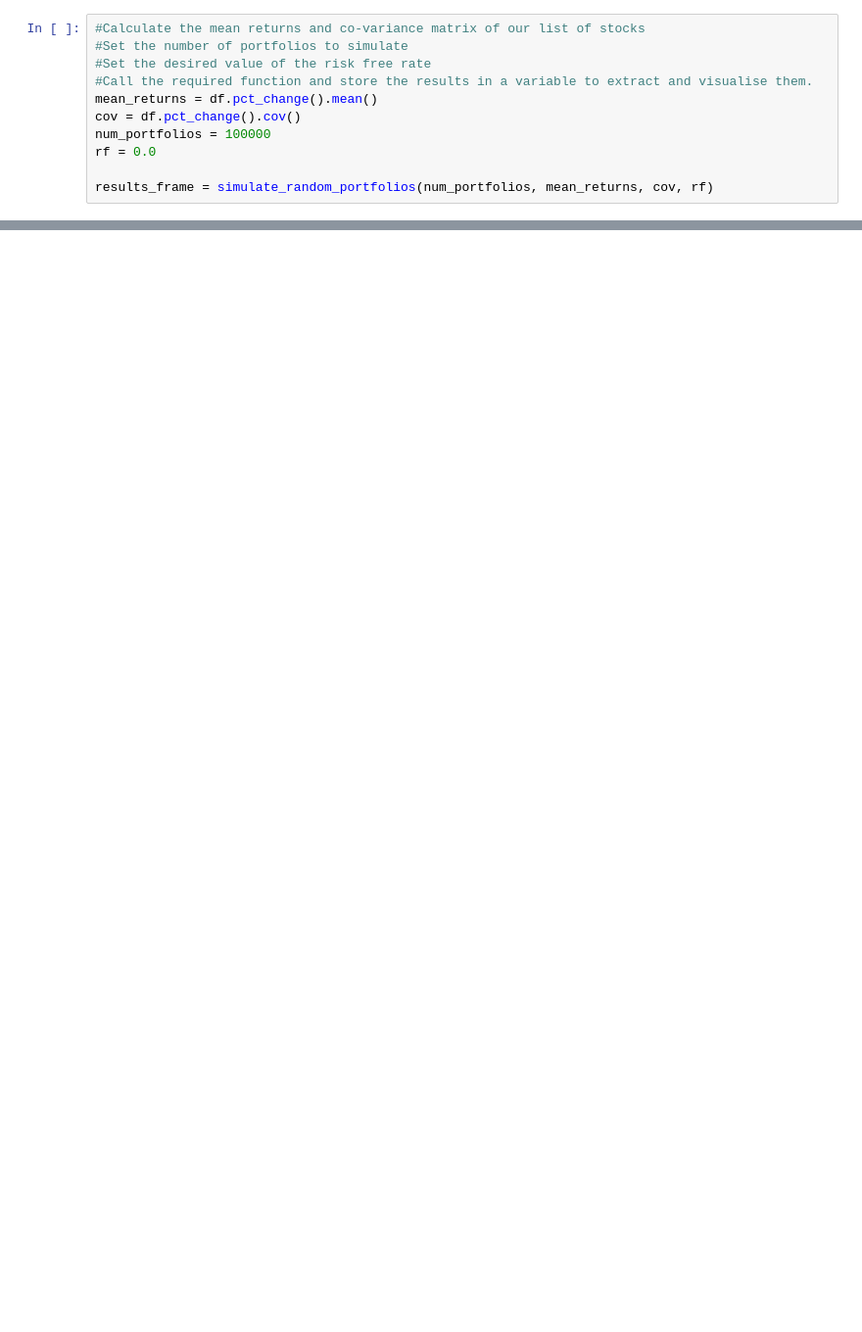
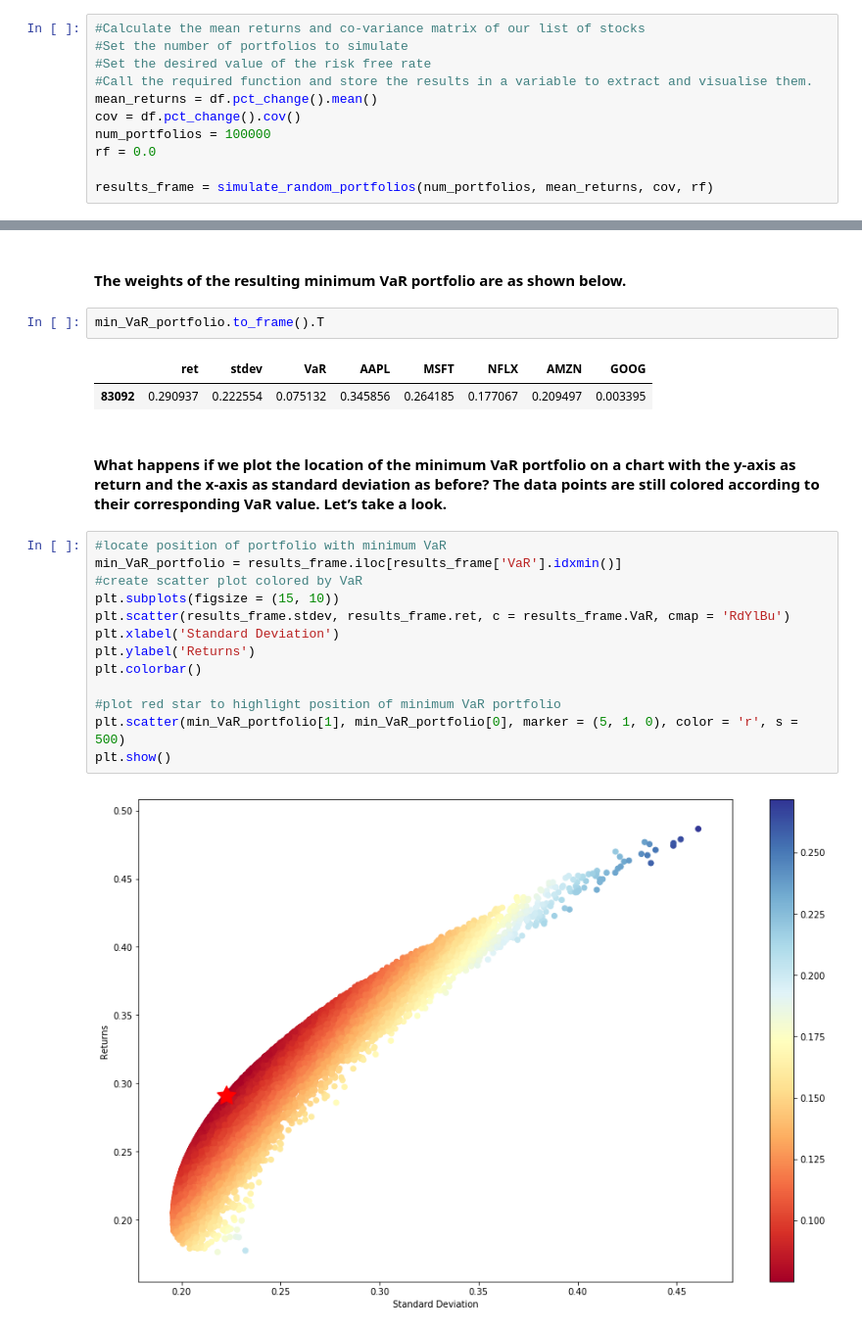
Before and after one commit to thisisyomans/InvestmentPortfolioOptimization, a Jupyter notebook: InvestmentPortfolioOptimization.ipynb, the cells around one changed output, grey strips where cells are left out. Shown at 98% size. Saved outputs shown, nothing was run; the diff lists cells and outputs as text; blank space fills up the shorter version.

```diff
--- a/InvestmentPortfolioOptimization.ipynb
+++ b/InvestmentPortfolioOptimization.ipynb
@@ -86,0 +235,24 @@ plt.show()
+# %% [markdown]
+#### The weights of the resulting minimum VaR portfolio are as shown below.
+# %%
+min_VaR_portfolio.to_frame().T
+# %% [output]
+|  | ret | stdev | VaR | AAPL | MSFT | NFLX | AMZN | GOOG |
+| 83092 | 0.290937 | 0.222554 | 0.075132 | 0.345856 | 0.264185 | 0.177067 | 0.209497 | 0.003395 |
+# %% [markdown]
+#### What happens if we plot the location of the minimum VaR portfolio on a chart with the y-axis as return and the x-axis as standard deviation as before? The data points are still colored according to their corresponding VaR value. Let’s take a look.
+# %%
+#locate position of portfolio with minimum VaR
+min_VaR_portfolio = results_frame.iloc[results_frame['VaR'].idxmin()]
+#create scatter plot colored by VaR
+plt.subplots(figsize = (15, 10))
+plt.scatter(results_frame.stdev, results_frame.ret, c = results_frame.VaR, cmap = 'RdYlBu')
+plt.xlabel('Standard Deviation')
+plt.ylabel('Returns')
+plt.colorbar()
+
+#plot red star to highlight position of minimum VaR portfolio
+plt.scatter(min_VaR_portfolio[1], min_VaR_portfolio[0], marker = (5, 1, 0), color = 'r', s = 500)
+plt.show()
+# %% [output]
+[figure, added]
```
Also changed, not shown: parts of 28 cells of this notebook.
